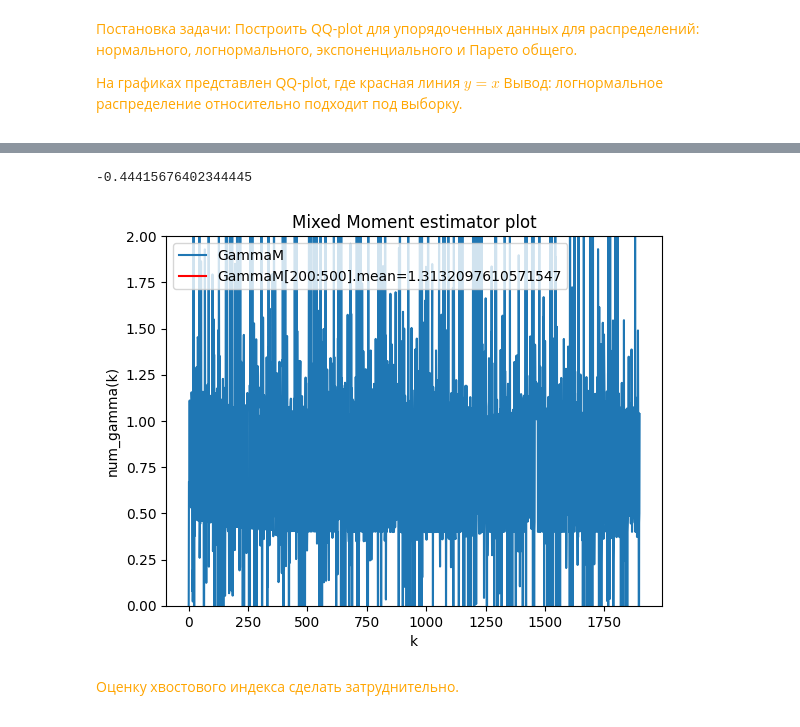
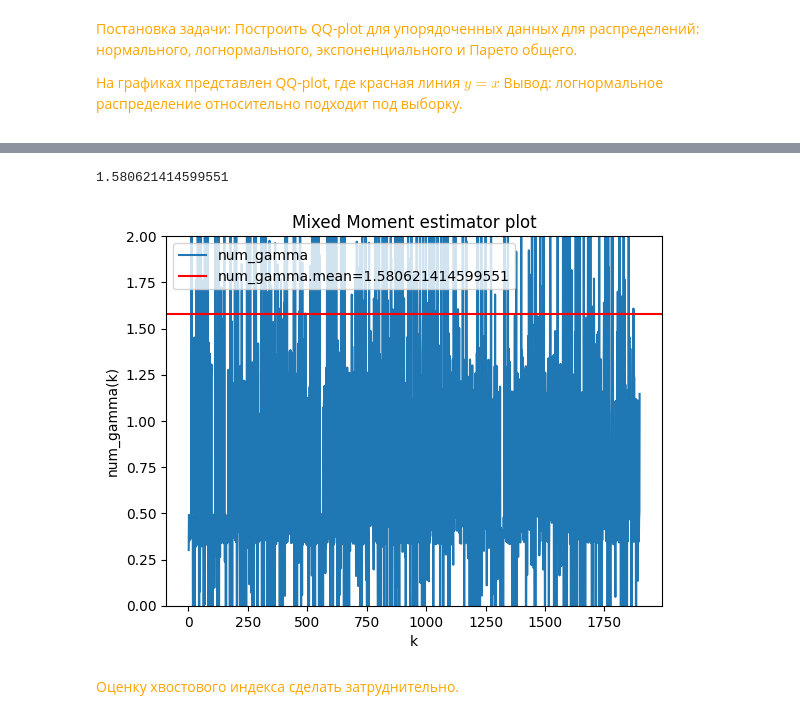
Before and after one commit to Mikhaelyes/Diploma, a Jupyter notebook: Diploma.ipynb, the cells around one changed output, grey strips where cells are left out. Cells and saved outputs as stored; diff of their text form; code cells hidden in the pictures.

```diff
--- a/Diploma.ipynb
+++ b/Diploma.ipynb
@@ -410,8 +373,49 @@ def GammaMM_plot(X):
-# %%
-GammaMM_plot(X)
-# %% [output]
--0.44415676402344445
-[figure, removed]
+# %%
+num_gamma = []
+GammaMM_k = 0
+L_MM_n = 0
+M_MM_n = 0
+MM_phi = 0
+
+for k in range(1, len(X)):
+#    print(k)
+    L_MM_n = 1 - (1/k) * np.sum(np.divide(X[-1-k], X[-1:(-1-k):-1]))
+#    print('1', L_MM_n)
+
+    M_MM_n = (1/k) * np.sum(np.log(np.divide(X[-1:(-1-k):-1], X[-1-k])))
+#    print('2', M_MM_n)
+
+    MM_phi = np.divide((M_MM_n - L_MM_n), \
+                    np.multiply(L_MM_n, L_MM_n))
+#    print('3', MM_phi)
+
+    GammaMM_k = np.divide((MM_phi - 1), (1 + 2 * np.min((MM_phi - 1), 0)))
+#    print('4', GammaMM_k)
+
+    num_gamma.append(GammaMM_k)
+
+#print('5', num_gamma)
+PltN = np.arange(1, len(X), 1)
+
+out = pd.Series(num_gamma)
+print(out.mean())
+#print(num_gamma[(num_gamma<2) & (num_gamma>0)].mean())
+
+legend1 = []
+plt.plot(PltN, num_gamma)
+plt.axhline(y = out[0:len(PltN)].mean(), color = 'r', linestyle = '-')
+legend1.append("num_gamma")
+legend1.append(f"num_gamma.mean={out[0:len(PltN)].mean()}")
+plt.xlabel('k') #Подпись для оси х
+plt.ylabel('num_gamma(k)') #Подпись для оси y
+plt.title('Mixed Moment estimator plot') #Название
+plt.ylim(0, 2)
+plt.legend(legend1, loc="upper left")
+#plt.savefig(my_path + '/Exercise53.png')
+plt.show()
+# %% [output]
+1.580621414599551
+[figure, added]
 # %% [markdown]
 <span style="color:orange">
 
```
Also changed, not shown: parts of 32 cells of this notebook, 2 other files.
